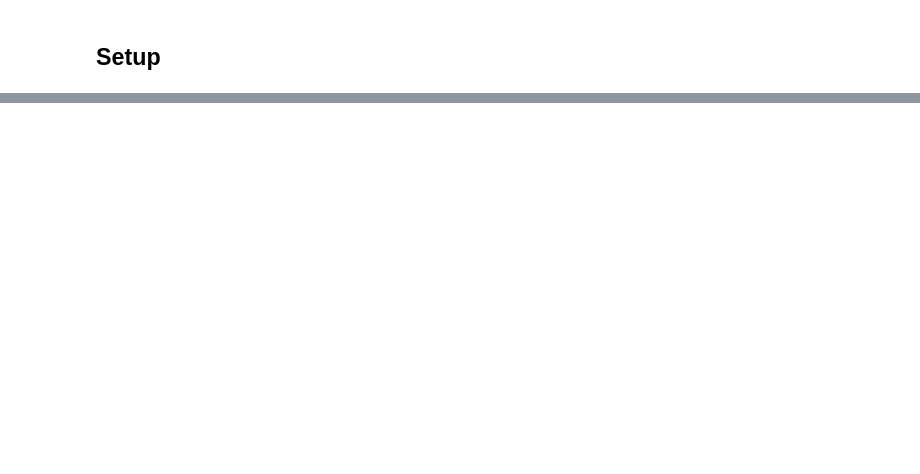
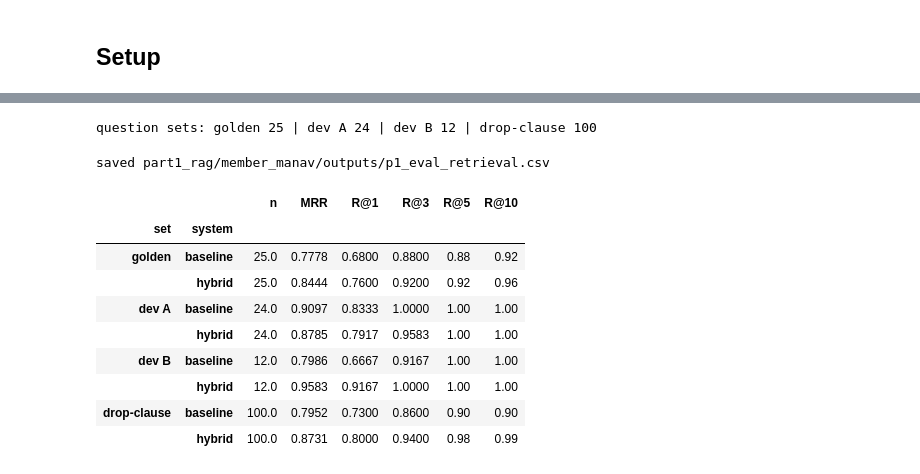
Before and after one commit to patel-manav20/Data266-Lab2-Team17, a Jupyter notebook: part1_rag/member_manav/notebooks/p1_eval.ipynb, the cells around one changed output, grey strips where cells are left out. Cells and saved outputs as stored; diff of their text form; code cells hidden in the pictures; blank space fills up the shorter version.

```diff
--- a/part1_rag/member_manav/notebooks/p1_eval.ipynb
+++ b/part1_rag/member_manav/notebooks/p1_eval.ipynb
@@ -34,0 +201,5 @@ device = "cuda" if torch.cuda.is_available() else "cpu"
+# %%
+import json
+gold = (json.load(open(EVAL_DIR / "p1_golden_manav.json")) + json.load(open(EVAL_DIR / "p1_golden_manav_2.json")))
+assert len(gold) == 25, len(gold)
+print("golden items:", len(gold), "| types:", collections.Counter(g["type"] for g in gold))
@@ -34,0 +271,51 @@ device = "cuda" if torch.cuda.is_available() else "cpu"
+# %%
+def to_ev(doc, pdf_page, label=None):
+    return {"doc": doc, "page_cite": cite_page(doc, pdf_page), "label": label}
+
+def is_hit(r, ev_list):
+    return any((r["doc_id"] == e["doc"] and r["page"] == e["page_cite"]) or (e["label"] and r["label"] == e["label"]) for e in ev_list)
+
+def first_rank(fn, q, ev_list, k=10):
+    for rank, r in enumerate(fn(q, k), 1):
+        if is_hit(r, ev_list):
+            return rank
+    return None
+
+def retrieval_metrics(fn, items):
+    ranks = [first_rank(fn, q, ev) for q, ev in items]
+    out = {"n": len(items), "MRR": round(sum((1 / r if r else 0) for r in ranks) / len(ranks), 4)}
+    for k in (1, 3, 5, 10):
+        out[f"R@{k}"] = round(sum(1 for r in ranks if r and r <= k) / len(ranks), 4)
+    return out
+
+golden_items_r = [(g["question"], [to_ev(e["doc"], e["pdf_page"], e.get("label")) for e in g["evidence"]]) for g in gold]
+devA = json.load(open(EVAL_DIR / "p1_dev_conceptual_manav.json"))["items"]
+devA_items = [(it[w], [to_ev(s["doc"], s["pdf_page"]) for s in it["source"]]) for it in devA for w in ("formal", "colloquial")]
+devB = json.load(open(EVAL_DIR / "p1_dev_colloquial_manav.json"))["items"]
+devB_items = [(it["question"], [to_ev(s["doc"], s["pdf_page"]) for s in it["source"]]) for it in devB]
+drop_items = [(x["q"], [{"doc": x["doc_id"], "page_cite": x["page"], "label": None}]) for x in DROP_QS]
+print(f"question sets: golden {len(golden_items_r)} | dev A {len(devA_items)} | dev B {len(devB_items)} | drop-clause {len(drop_items)}")
+# %% [output]
+question sets: golden 25 | dev A 24 | dev B 12 | drop-clause 100
+# %%
+retrieval_rows = {}
+for name, items in [("golden", golden_items_r), ("dev A", devA_items), ("dev B", devB_items), ("drop-clause", drop_items)]:
+    retrieval_rows[(name, "baseline")] = retrieval_metrics(baseline_retrieve, items)
+    retrieval_rows[(name, "hybrid")] = retrieval_metrics(retrieve, items)
+RETRIEVAL_TABLE = pd.DataFrame(retrieval_rows).T
+RETRIEVAL_TABLE.index.names = ["set", "system"]
+RETRIEVAL_TABLE.to_csv(EVAL_OUT / "p1_eval_retrieval.csv")
+print("saved", (EVAL_OUT / "p1_eval_retrieval.csv").relative_to(REPO_ROOT))
+display(RETRIEVAL_TABLE)
+# %% [output]
+saved part1_rag/member_manav/outputs/p1_eval_retrieval.csv
+|  |  | n | MRR | R@1 | R@3 | R@5 | R@10 |
+| set | system |  |  |  |  |  |  |
+| golden | baseline | 25.0 | 0.7778 | 0.6800 | 0.8800 | 0.88 | 0.92 |
+|  | hybrid | 25.0 | 0.8444 | 0.7600 | 0.9200 | 0.92 | 0.96 |
+| dev A | baseline | 24.0 | 0.9097 | 0.8333 | 1.0000 | 1.00 | 1.00 |
+|  | hybrid | 24.0 | 0.8785 | 0.7917 | 0.9583 | 1.00 | 1.00 |
+| dev B | baseline | 12.0 | 0.7986 | 0.6667 | 0.9167 | 1.00 | 1.00 |
+|  | hybrid | 12.0 | 0.9583 | 0.9167 | 1.0000 | 1.00 | 1.00 |
+| drop-clause | baseline | 100.0 | 0.7952 | 0.7300 | 0.8600 | 0.90 | 0.90 |
+|  | hybrid | 100.0 | 0.8731 | 0.8000 | 0.9400 | 0.98 | 0.99 |
```
Also changed, not shown: parts of 36 cells of this notebook, 10 other files.
